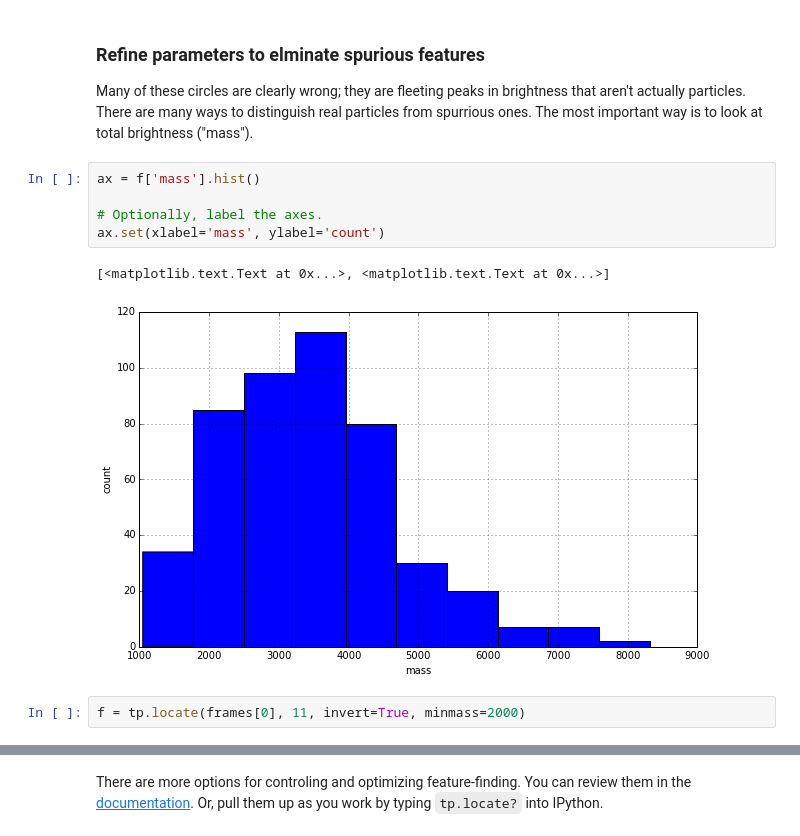
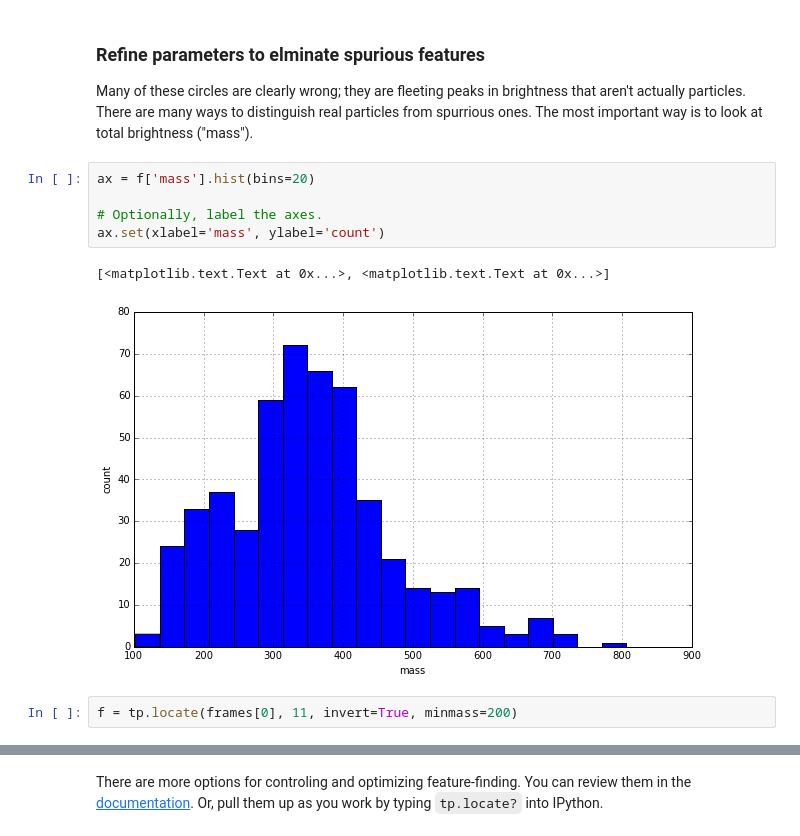
Before and after one commit to soft-matter/trackpy-examples, a Jupyter notebook: notebooks/walkthrough.ipynb, the cells around one changed output, grey strips where cells are left out. Cells and saved outputs as stored; diff of their text form.

```diff
--- a/notebooks/walkthrough.ipynb
+++ b/notebooks/walkthrough.ipynb
@@ -115,13 +121,13 @@ tp.annotate(f, frames[0])
 ### Refine parameters to elminate spurious features
 Many of these circles are clearly wrong; they are fleeting peaks in brightness that aren't actually particles. There are many ways to distinguish real particles from spurrious ones. The most important way is to look at total brightness ("mass").
 # %%
-ax = f['mass'].hist()
+ax = f['mass'].hist(bins=20)
 
 # Optionally, label the axes.
 ax.set(xlabel='mass', ylabel='count')
 # %% [output]
 [<matplotlib.text.Text at 0x...>, <matplotlib.text.Text at 0x...>]
-[figure, old version]
+[figure, new version]
 # %%
-f = tp.locate(frames[0], 11, invert=True, minmass=2000)
+f = tp.locate(frames[0], 11, invert=True, minmass=200)
 # %%
```
Also changed, not shown: parts of 32 cells of this notebook.
